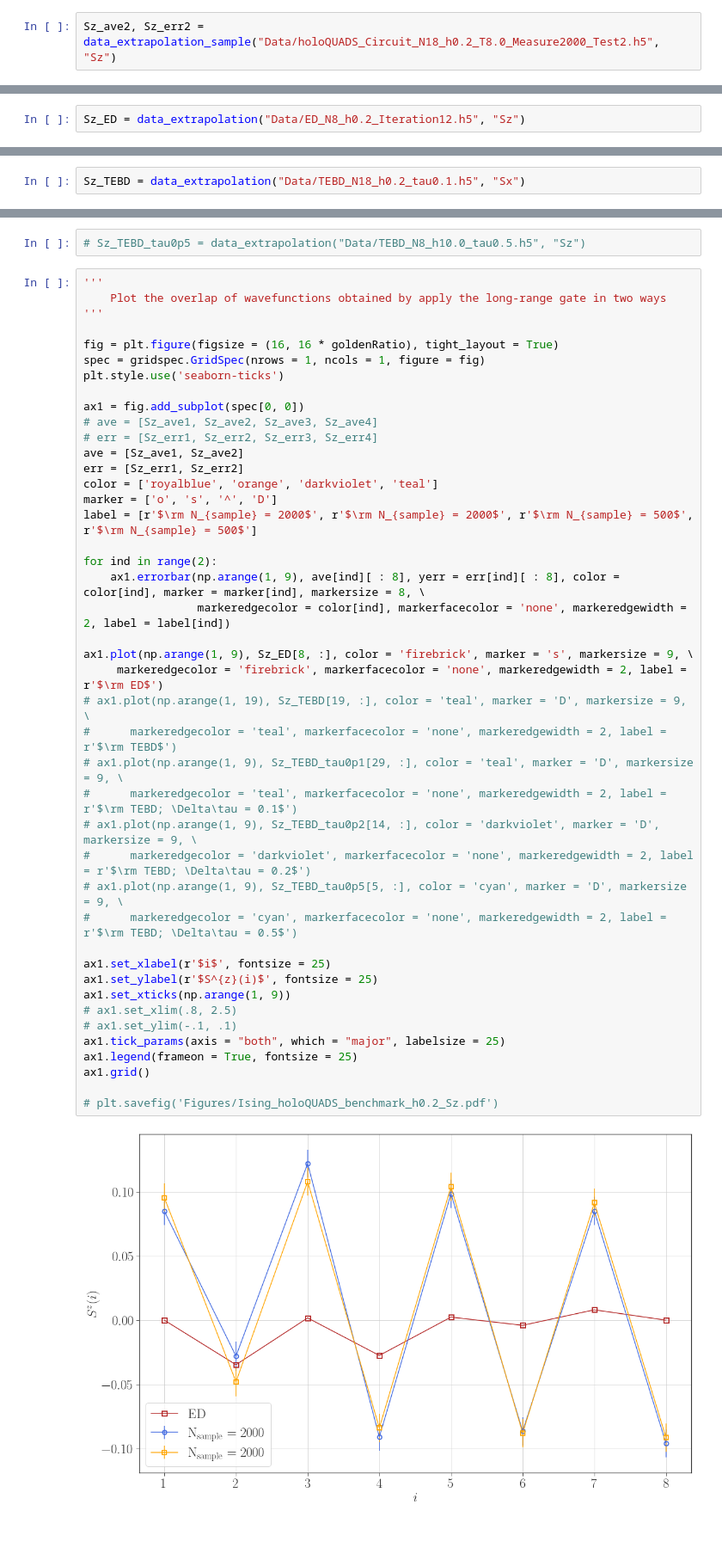
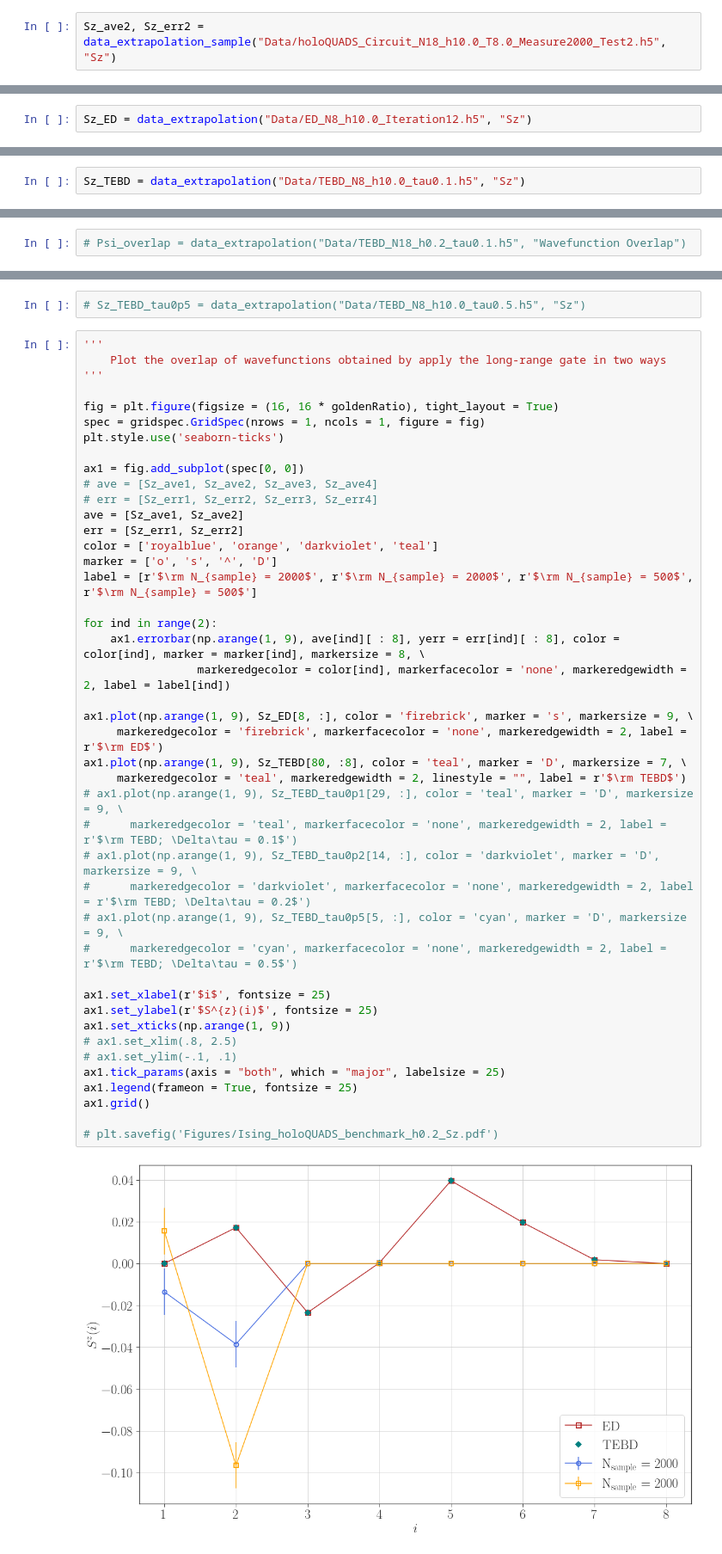
Before and after one commit to xiaobo-23/EntangledLightConeSampling, a Jupyter notebook: HQA_Data_Analysis.ipynb, the cells around one changed output, grey strips where cells are left out. Shown at 86% size. Drawn from its saved outputs; the diff is of its cells as text.

Commit message:
benchmark first two sites in holoQUADS

```diff
--- a/HQA_Data_Analysis.ipynb
+++ b/HQA_Data_Analysis.ipynb
@@ -332,7 +332,7 @@ Sz_ave1, Sz_err1 = data_extrapolation_sample("Data/holoQUADS_Circuit_N18_h0.2_T8
 # %% [output]
 (2000, 18)
 # %%
-Sz_ave2, Sz_err2 = data_extrapolation_sample("Data/holoQUADS_Circuit_N18_h0.2_T8.0_Measure2000_Test2.h5", "Sz")
+Sz_ave2, Sz_err2 = data_extrapolation_sample("Data/holoQUADS_Circuit_N18_h10.0_T8.0_Measure2000_Test2.h5", "Sz")
 # %% [output]
 (2000, 18)
 # %%
@@ -344,7 +344,9 @@ Sz_ave4, Sz_err4 = data_extrapolation_sample("Data/holoQUADS_Circuit_N8_h0.2_T3.
 # %% [output]
 (500, 8)
 # %%
-Sz_ED = data_extrapolation("Data/ED_N8_h0.2_Iteration12.h5", "Sz")
+Sz_ED = data_extrapolation("Data/ED_N8_h10.0_Iteration12.h5", "Sz")
 # %% [output]
 <KeysViewHDF5 ['Cxx', 'Cyy', 'Czz', 'Sx', 'Sy', 'Sz', 'Wavefunction Overlap']>
 (12, 8)
+# %%
+Sz_TEBD = data_extrapolation("Data/TEBD_N8_h10.0_tau0.1.h5", "Sz")
@@ -351,2 +356,2 @@ Sz_ED = data_extrapolation("Data/ED_N8_h0.2_Iteration12.h5", "Sz")
 # %%
-Sz_TEBD = data_extrapolation("Data/TEBD_N18_h0.2_tau0.1.h5", "Sx")
+# Psi_overlap = data_extrapolation("Data/TEBD_N18_h0.2_tau0.1.h5", "Wavefunction Overlap")
@@ -379,36 +376,36 @@ ax1 = fig.add_subplot(spec[0, 0])
 ave = [Sz_ave1, Sz_ave2]
 err = [Sz_err1, Sz_err2]
 color = ['royalblue', 'orange', 'darkviolet', 'teal']
 marker = ['o', 's', '^', 'D']
 label = [r'$\rm N_{sample} = 2000$', r'$\rm N_{sample} = 2000$', r'$\rm N_{sample} = 500$', r'$\rm N_{sample} = 500$']
 
 for ind in range(2):
     ax1.errorbar(np.arange(1, 9), ave[ind][ : 8], yerr = err[ind][ : 8], color = color[ind], marker = marker[ind], markersize = 8, \
                  markeredgecolor = color[ind], markerfacecolor = 'none', markeredgewidth = 2, label = label[ind])
 
 ax1.plot(np.arange(1, 9), Sz_ED[8, :], color = 'firebrick', marker = 's', markersize = 9, \
      markeredgecolor = 'firebrick', markerfacecolor = 'none', markeredgewidth = 2, label = r'$\rm ED$')
-# ax1.plot(np.arange(1, 19), Sz_TEBD[19, :], color = 'teal', marker = 'D', markersize = 9, \
-#      markeredgecolor = 'teal', markerfacecolor = 'none', markeredgewidth = 2, label = r'$\rm TEBD$')
+ax1.plot(np.arange(1, 9), Sz_TEBD[80, :8], color = 'teal', marker = 'D', markersize = 7, \
+     markeredgecolor = 'teal', markeredgewidth = 2, linestyle = "", label = r'$\rm TEBD$')
 # ax1.plot(np.arange(1, 9), Sz_TEBD_tau0p1[29, :], color = 'teal', marker = 'D', markersize = 9, \
 #      markeredgecolor = 'teal', markerfacecolor = 'none', markeredgewidth = 2, label = r'$\rm TEBD; \Delta\tau = 0.1$')
 # ax1.plot(np.arange(1, 9), Sz_TEBD_tau0p2[14, :], color = 'darkviolet', marker = 'D', markersize = 9, \
 #      markeredgecolor = 'darkviolet', markerfacecolor = 'none', markeredgewidth = 2, label = r'$\rm TEBD; \Delta\tau = 0.2$')
 # ax1.plot(np.arange(1, 9), Sz_TEBD_tau0p5[5, :], color = 'cyan', marker = 'D', markersize = 9, \
 #      markeredgecolor = 'cyan', markerfacecolor = 'none', markeredgewidth = 2, label = r'$\rm TEBD; \Delta\tau = 0.5$')
 
 ax1.set_xlabel(r'$i$', fontsize = 25)
 ax1.set_ylabel(r'$S^{z}(i)$', fontsize = 25)
 ax1.set_xticks(np.arange(1, 9))
 # ax1.set_xlim(.8, 2.5)
 # ax1.set_ylim(-.1, .1)
 ax1.tick_params(axis = "both", which = "major", labelsize = 25)
 ax1.legend(frameon = True, fontsize = 25)
 ax1.grid()
 
 # plt.savefig('Figures/Ising_holoQUADS_benchmark_h0.2_Sz.pdf')
 # %% [output]
-[figure, old version]
+[figure, new version]
 # %%
 '''
     Analyze the \Delta\tau dependence of real-time dynamics for the kicked Ising model
```
Also changed, not shown: parts of 4 cells of this notebook, 3 other files.
